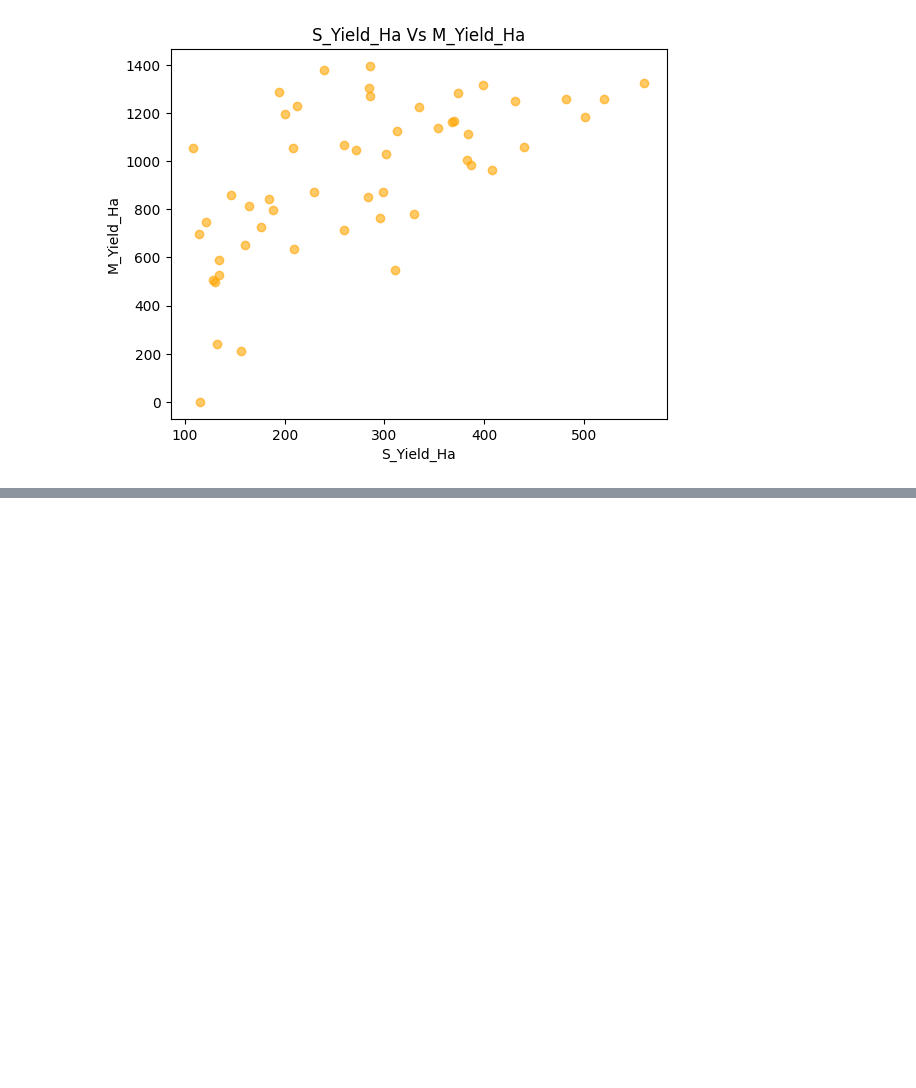
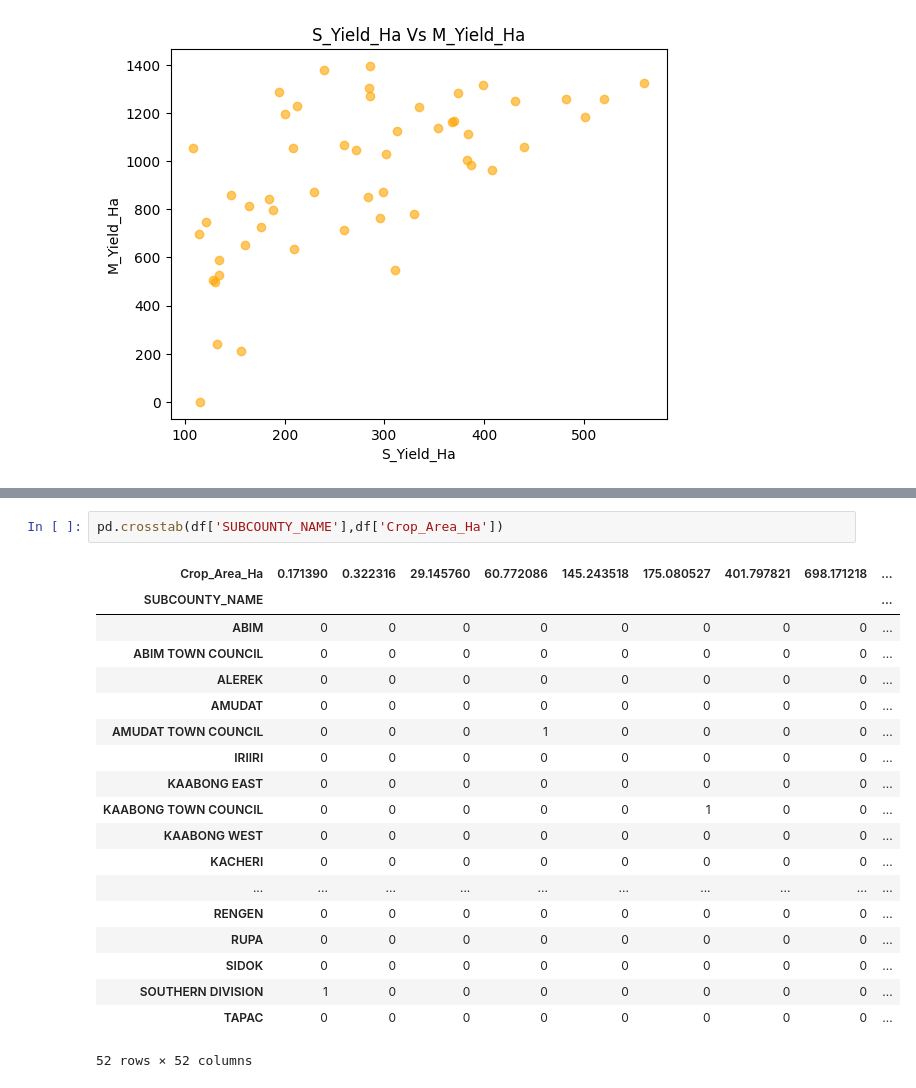
Before and after one commit to Ella244-18/Phase-1-Project-1, a Jupyter notebook: Project2.ipynb, the cells around one changed output, grey strips where cells are left out. Drawn from its saved outputs; the diff is of its cells as text; blank space fills up the shorter version.

```diff
--- a/Project2.ipynb
+++ b/Project2.ipynb
@@ -460,0 +487,22 @@ plt.show()
+# %%
+pd.crosstab(df['SUBCOUNTY_NAME'],df['Crop_Area_Ha'])
+# %% [output]
+| Crop_Area_Ha | 0.171390 | 0.322316 | 29.145760 | 60.772086 | 145.243518 | 175.080527 | 401.797821 | 698.171218 | ... |
+| SUBCOUNTY_NAME |  |  |  |  |  |  |  |  | ... |
+| ABIM | 0 | 0 | 0 | 0 | 0 | 0 | 0 | 0 | ... |
+| ABIM TOWN COUNCIL | 0 | 0 | 0 | 0 | 0 | 0 | 0 | 0 | ... |
+| ALEREK | 0 | 0 | 0 | 0 | 0 | 0 | 0 | 0 | ... |
+| AMUDAT | 0 | 0 | 0 | 0 | 0 | 0 | 0 | 0 | ... |
+| AMUDAT TOWN COUNCIL | 0 | 0 | 0 | 1 | 0 | 0 | 0 | 0 | ... |
+| IRIIRI | 0 | 0 | 0 | 0 | 0 | 0 | 0 | 0 | ... |
+| KAABONG EAST | 0 | 0 | 0 | 0 | 0 | 0 | 0 | 0 | ... |
+| KAABONG TOWN COUNCIL | 0 | 0 | 0 | 0 | 0 | 1 | 0 | 0 | ... |
+| KAABONG WEST | 0 | 0 | 0 | 0 | 0 | 0 | 0 | 0 | ... |
+| KACHERI | 0 | 0 | 0 | 0 | 0 | 0 | 0 | 0 | ... |
+| ... | ... | ... | ... | ... | ... | ... | ... | ... | ... |
+| RENGEN | 0 | 0 | 0 | 0 | 0 | 0 | 0 | 0 | ... |
+| RUPA | 0 | 0 | 0 | 0 | 0 | 0 | 0 | 0 | ... |
+| SIDOK | 0 | 0 | 0 | 0 | 0 | 0 | 0 | 0 | ... |
+| SOUTHERN DIVISION | 1 | 0 | 0 | 0 | 0 | 0 | 0 | 0 | ... |
+| TAPAC | 0 | 0 | 0 | 0 | 0 | 0 | 0 | 0 | ... |
+52 rows × 52 columns
```
Also changed, not shown: parts of 6 cells of this notebook.
